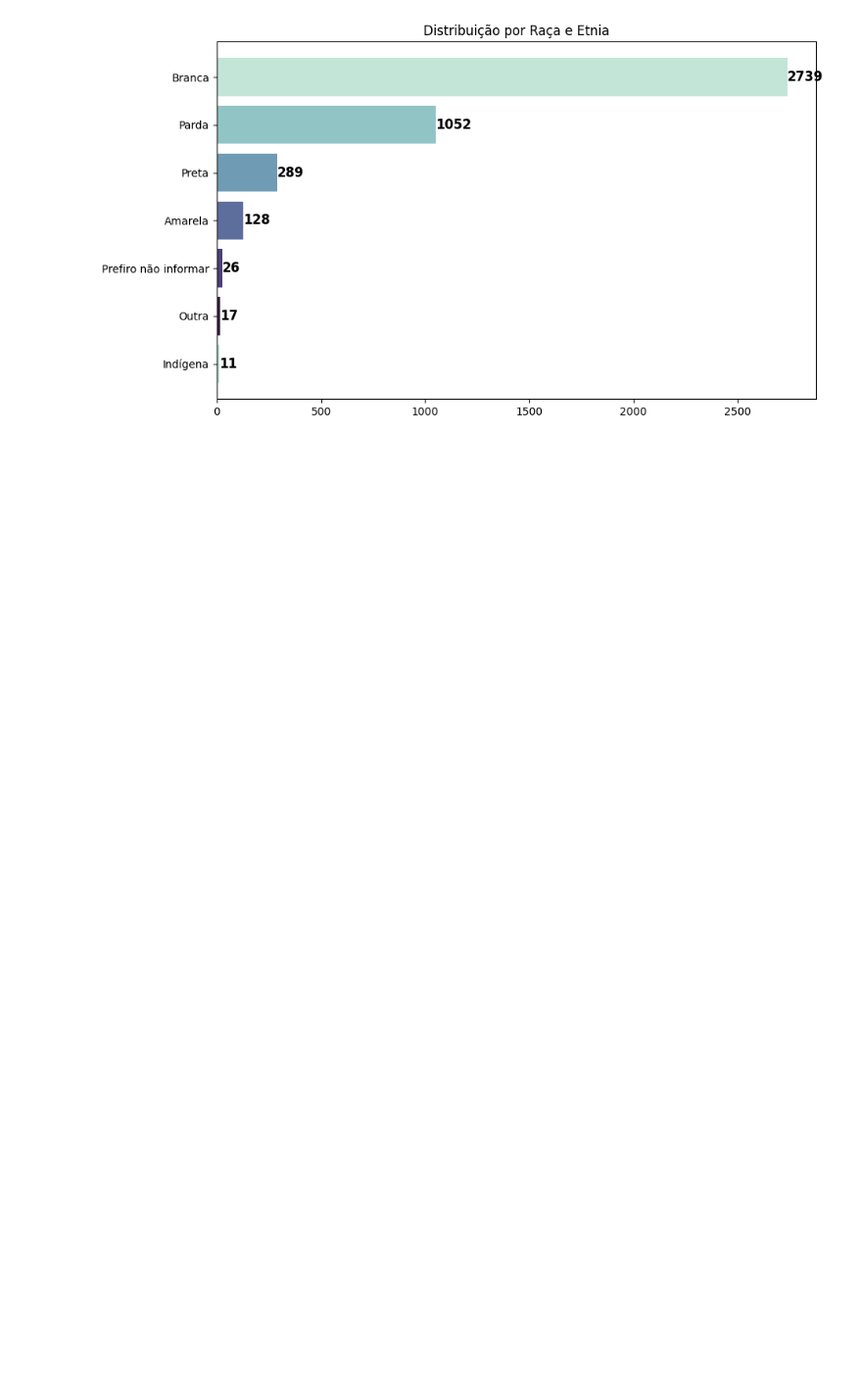
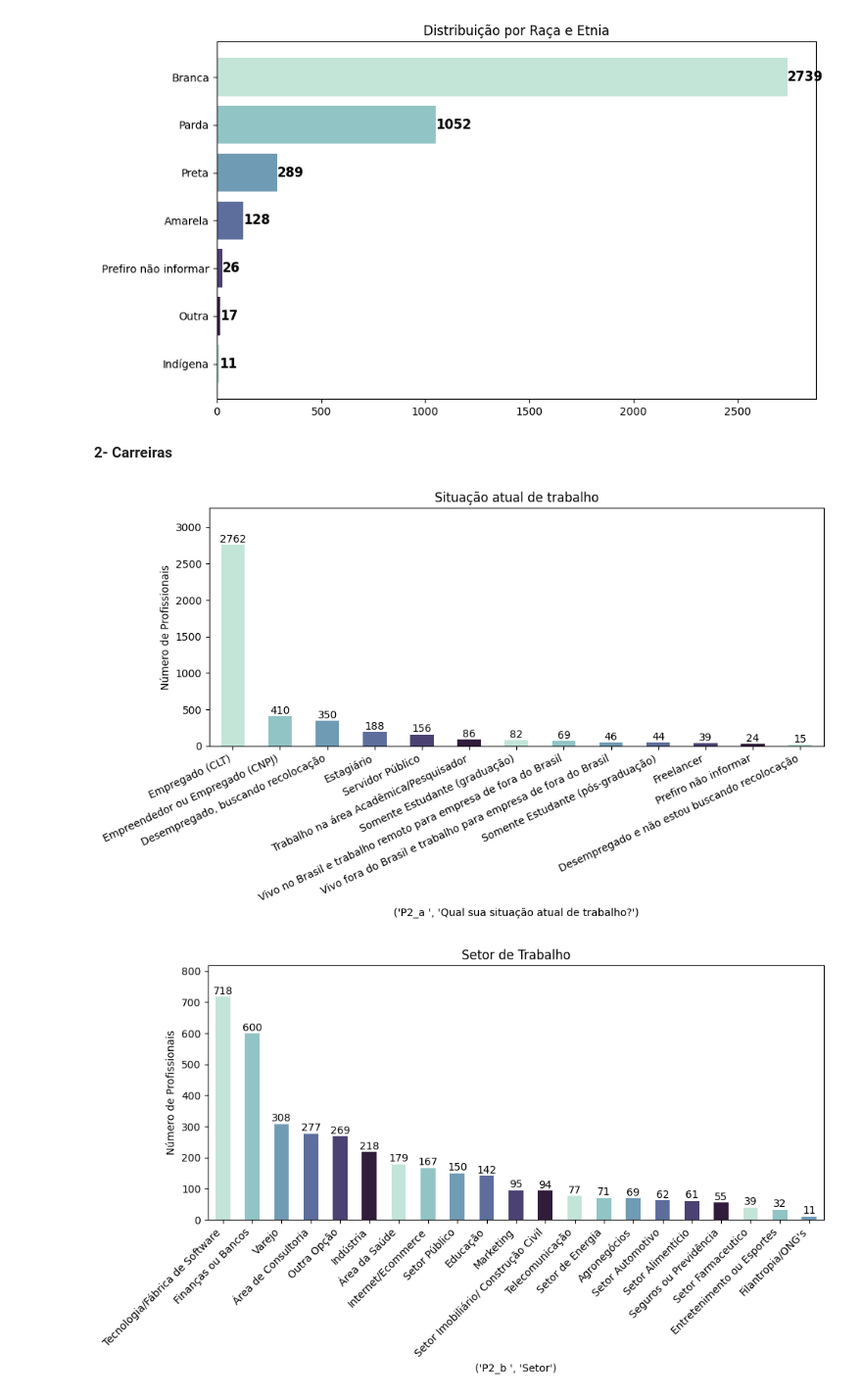
Before and after one commit to mariah-moreira/projeto_grupo_2, a Jupyter notebook: projeto_data_tech.ipynb, the cells around one changed output. Shown: that part at 98% size. Saved outputs shown, nothing was run; the diff lists cells and outputs as text; code cells hidden in the pictures; blank space fills up the shorter version.

Commit message:
Adicionando a parte 2 do trabalho - versão Lucas

```diff
--- a/projeto_data_tech.ipynb
+++ b/projeto_data_tech.ipynb
@@ -427,3 +427,5 @@ plt.gca().invert_yaxis()
 plt.show()
 # %% [output]
 [figure]
+# %% [markdown]
+**2- Carreiras**
@@ -429,0 +463,66 @@ plt.show()
+# %%
+# Situação de Trabalho
+contagem_cargos = data_parte_2["('P2_a ', 'Qual sua situação atual de trabalho?')"].value_counts()
+
+# Criação do gráfico de barras
+plt.figure(figsize=(10, 6))
+ax = contagem_cargos.plot(kind='bar', color = sns.cubehelix_palette(start=.5, rot=-.5))
+plt.title('Situação atual de trabalho')
+
+plt.ylabel('Número de Profissionais')
+plt.xticks(rotation=25, ha="right")  # Ajusta o ângulo e o alinhamento dos rótulos
+ax.set_xticklabels(contagem_cargos.index)  # Define os rótulos manualmente
+
+# Adicionar os valores exatos acima das barras
+for i, v in enumerate(contagem_cargos):
+    ax.text(i, v + 1, str(v), ha='center', va='bottom', fontsize=10)
+
+# Ajustar os limites do eixo y para aumentar a borda superior
+plt.ylim(top=max(contagem_cargos) + 500)  # Aumenta a borda superior
+
+plt.tight_layout()
+plt.show()
+
+
+# Setores
+contagem_cargos = data_parte_2["('P2_b ', 'Setor')"].value_counts()
+
+# Criação do gráfico de barras
+plt.figure(figsize=(10, 6))
+ax = contagem_cargos.plot(kind='bar', color = sns.cubehelix_palette(start=.5, rot=-.5))
+plt.title('Setor de Trabalho')
+plt.ylabel('Número de Profissionais')
+plt.xticks(rotation=45, ha="right")
+ax.set_xticklabels(contagem_cargos.index)
+
+# Adicionar os valores exatos acima das barras
+for i, v in enumerate(contagem_cargos):
+    ax.text(i, v + 1, str(v), ha='center', va='bottom', fontsize=10)
+
+# Ajustar os limites do eixo y para aumentar a borda superior
+plt.ylim(top=max(contagem_cargos) + 100)  # Aumenta a borda superior
+
+plt.tight_layout()
+plt.show()
+
+
+
+# Distribuição de cargos
+contagem_cargos = data_parte_2["('P2_f ', 'Cargo Atual')"].value_counts()
+
+# Criar um gráfico de barras
+plt.figure(figsize=(10, 6))
+ax = contagem_cargos.plot(kind='bar', color=sns.cubehelix_palette(start=.5, rot=-.5))
+plt.title('Distribuição de Cargos na Área de Dados')
+plt.ylabel('Número de Profissionais')
+plt.xticks(rotation=45, ha="right")
+
+# Adicionar os valores exatos acima das barras
+for i, v in enumerate(contagem_cargos):
+    ax.text(i, v + 1, str(v), ha='center', va='bottom', fontsize=10)
+
+plt.tight_layout()
+plt.show()
+# %% [output]
+[figure, added]
+[figure, added]
```
Also changed, not shown: parts of 5 cells of this notebook.
